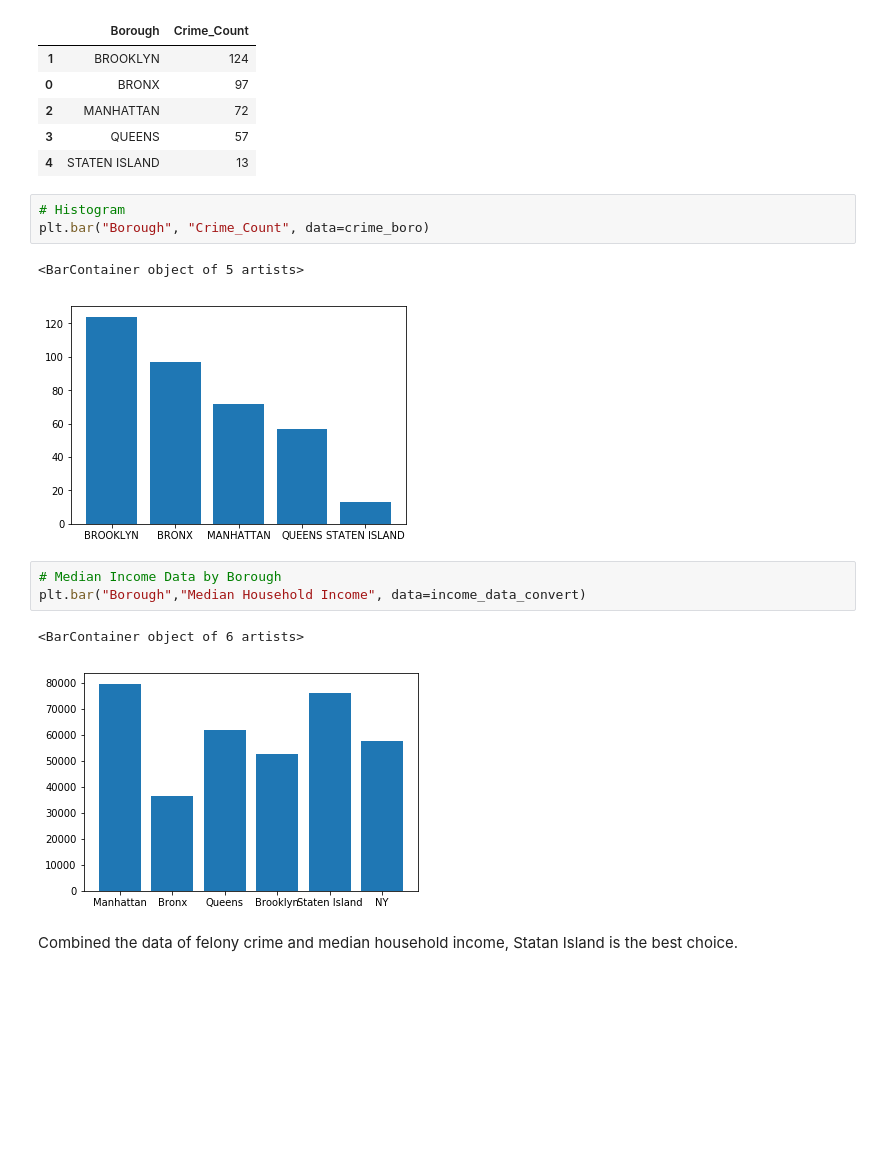
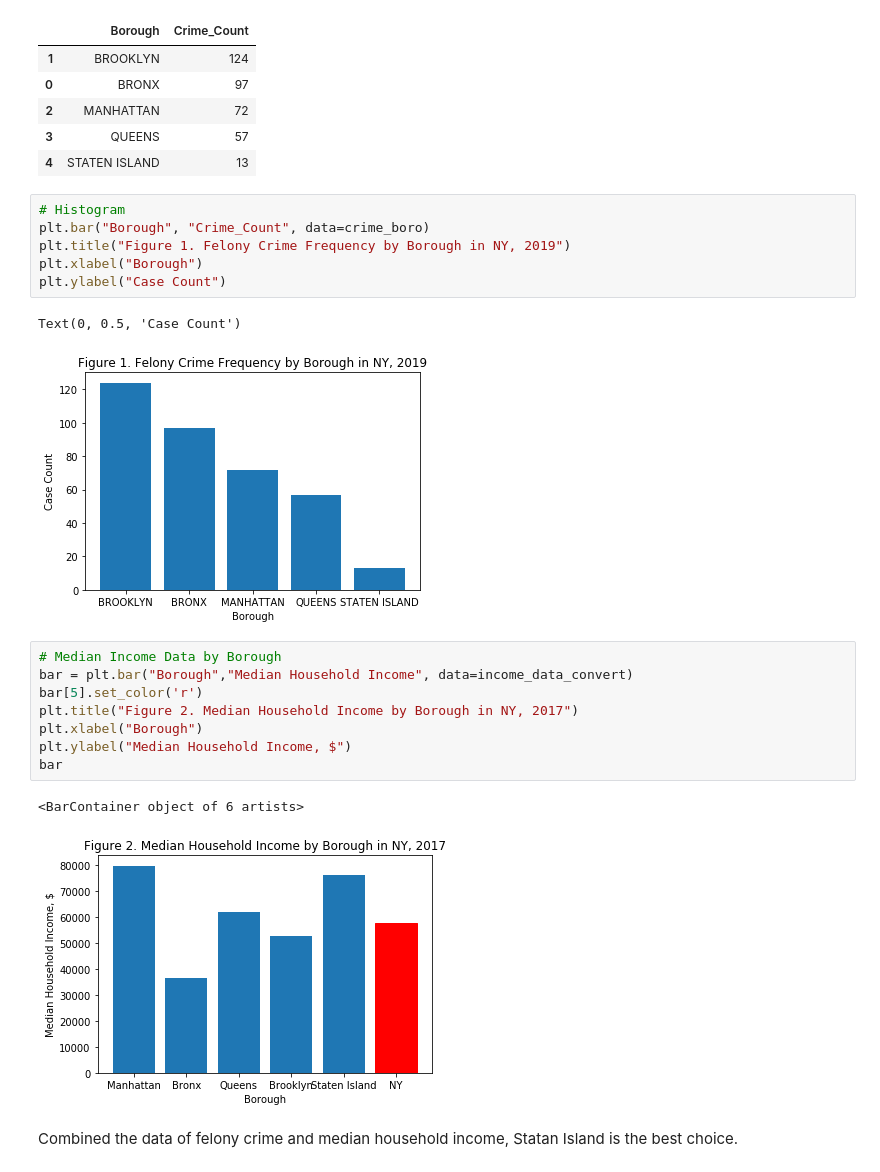
Before and after one commit to Fredddydili/Coursera_Capstone, a Jupyter notebook: Project for The Battle of Neighborhoods.ipynb, the cells around one changed output. Drawn from its saved outputs; the diff is of its cells as text; blank space fills up the shorter version.

```diff
--- a/Project for The Battle of Neighborhoods.ipynb
+++ b/Project for The Battle of Neighborhoods.ipynb
@@ -257,15 +261,23 @@ crime_boro
 # %%
 # Histogram
 plt.bar("Borough", "Crime_Count", data=crime_boro)
+plt.title("Figure 1. Felony Crime Frequency by Borough in NY, 2019")
+plt.xlabel("Borough")
+plt.ylabel("Case Count")
 # %% [output]
-<BarContainer object of 5 artists>
+Text(0, 0.5, 'Case Count')
-[figure, old version]
+[figure, new version]
 # %%
 # Median Income Data by Borough
-plt.bar("Borough","Median Household Income", data=income_data_convert)
+bar = plt.bar("Borough","Median Household Income", data=income_data_convert)
+bar[5].set_color('r')
+plt.title("Figure 2. Median Household Income by Borough in NY, 2017")
+plt.xlabel("Borough")
+plt.ylabel("Median Household Income, $")
+bar
 # %% [output]
 <BarContainer object of 6 artists>
-[figure, old version]
+[figure, new version]
 # %% [markdown]
 Combined the data of felony crime and median household income, Statan Island is the best choice.
 # %% [markdown]
```
Also changed, not shown: parts of 12 cells of this notebook.
